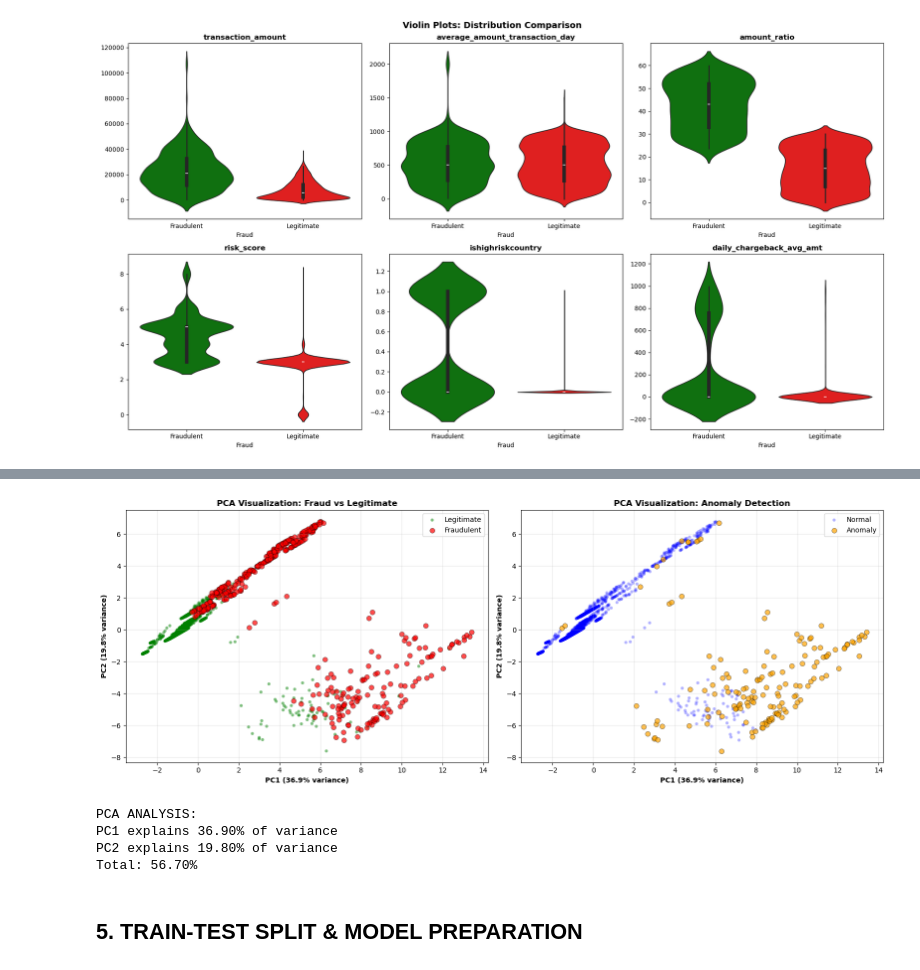
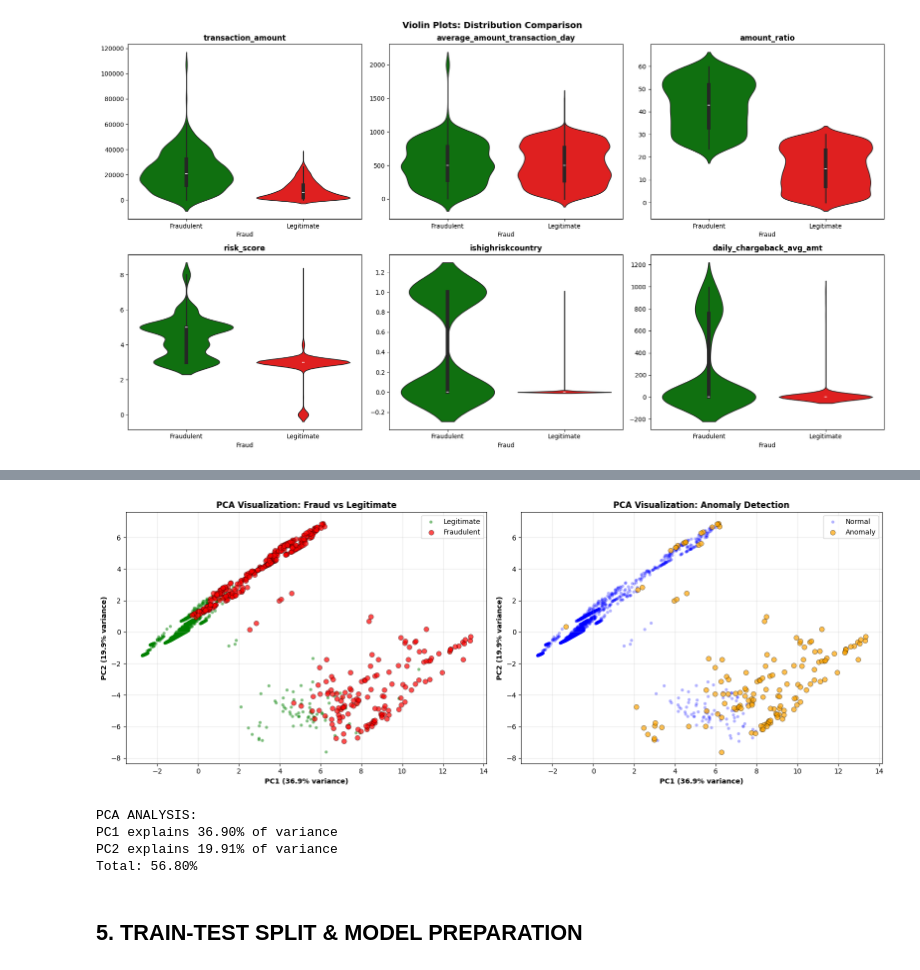
Before and after one commit to khalid058r/Fraude_detection_Trans, a Jupyter notebook: Credit_Card_Fraud.ipynb, the cells around one changed output, grey strips where cells are left out. Cells and saved outputs as stored; diff of their text form; code cells hidden in the pictures.

```diff
--- a/Credit_Card_Fraud.ipynb
+++ b/Credit_Card_Fraud.ipynb
@@ -175,10 +175,8 @@ X['amount_ratio'] = (
     X['transaction_amount'] / (X['average_amount_transaction_day'] + 1)
 )
 
-X['daily_decline_rate'] = (
-    X['total_number_of_declines_day'] /
-    (X['total_number_of_declines_day'] + 1)
-)
+# Fixed: better formula - log transform for better discrimination
+X['daily_decline_rate'] = np.log1p(X['total_number_of_declines_day'])
 
 X['risky_geography'] = (
     X['isforeigntransaction'] & X['ishighriskcountry']
@@ -281,18 +279,20 @@ fig, axes = plt.subplots(1, 2, figsize=(16, 6))
 # Detect anomalies
 iso_forest = IsolationForest(contamination=0.05, random_state=42)
 anomaly_labels = iso_forest.fit_predict(X)
-X['anomaly'] = anomaly_labels
 
-anomaly_counts = pd.Series(anomaly_labels).value_counts()
+# Save anomaly labels separately (NOT added to X to avoid data leakage)
+anomaly_series = pd.Series(anomaly_labels, index=X.index)
+
+anomaly_counts = anomaly_series.value_counts().sort_index(ascending=False)  # 1 (Normal) first, -1 (Anomaly) second
+labels_anom = ['Normal', 'Anomaly']
 colors_anom = ['green', 'red']
-labels_anom = ['Normal', 'Anomaly']
 
 axes[0].pie(anomaly_counts.values, labels=labels_anom, autopct='%1.1f%%',
            colors=colors_anom, startangle=90, textprops={'fontsize': 11, 'fontweight': 'bold'})
 axes[0].set_title('Anomaly Detection Distribution', fontweight='bold', fontsize=12)
 
 # Cross-tabulation: Anomalies vs Fraud
-crosstab = pd.crosstab(X['anomaly'], y)
+crosstab = pd.crosstab(anomaly_series, y)
 crosstab.plot(kind='bar', ax=axes[1], color=['green', 'red'], edgecolor='black', linewidth=1.5)
 axes[1].set_xlabel('Anomaly Status', fontweight='bold')
 axes[1].set_ylabel('Count', fontweight='bold')
@@ -305,10 +305,9 @@ plt.tight_layout()
 plt.show()
 
 # Statistics
-fraud_in_anomalies = X[(X['anomaly'] == -1)]['anomaly'].count()
-fraud_rate_anomaly = y[X['anomaly'] == -1].mean() * 100
-print(f"\nANOMMLY DETECTION RESULTS:")
+fraud_rate_anomaly = y[anomaly_series == -1].mean() * 100
+print(f"\nANOMALY DETECTION RESULTS:")
 print(f"Anomalies detected: {(anomaly_labels == -1).sum()} ({(anomaly_labels == -1).sum()/len(X)*100:.2f}%)")
 print(f"Fraud rate in anomalies: {fraud_rate_anomaly:.2f}%")
-print(f"Fraud rate in normal: {y[X['anomaly'] == 1].mean()*100:.2f}%")
+print(f"Fraud rate in normal: {y[anomaly_series == 1].mean()*100:.2f}%")
 # %% [output]
@@ -442,48 +441,48 @@ plt.show()
 # %%
 # 3.7 PCA VISUALIZATION - Dimensionality reduction
 scaler_viz = StandardScaler()
-X_scaled = scaler_viz.fit_transform(X.drop('anomaly', axis=1))
+X_scaled = scaler_viz.fit_transform(X)
 
 pca = PCA(n_components=2)
 X_pca = pca.fit_transform(X_scaled)
 
 fig, axes = plt.subplots(1, 2, figsize=(16, 6))
 
 # PCA by fraud status
 scatter1 = axes[0].scatter(X_pca[y == 0, 0], X_pca[y == 0, 1],
                            c='green', alpha=0.5, s=20, label='Legitimate', edgecolor='none')
 scatter2 = axes[0].scatter(X_pca[y == 1, 0], X_pca[y == 1, 1],
                            c='red', alpha=0.7, s=50, label='Fraudulent', edgecolor='black', linewidth=0.5)
 axes[0].set_xlabel(f'PC1 ({pca.explained_variance_ratio_[0]*100:.1f}% variance)', fontweight='bold')
 axes[0].set_ylabel(f'PC2 ({pca.explained_variance_ratio_[1]*100:.1f}% variance)', fontweight='bold')
 axes[0].set_title('PCA Visualization: Fraud vs Legitimate', fontweight='bold', fontsize=12)
 axes[0].legend()
 axes[0].grid(alpha=0.3)
 
-# PCA by anomaly
-scatter3 = axes[1].scatter(X_pca[X['anomaly'] == 1, 0], X_pca[X['anomaly'] == 1, 1],
+# PCA by anomaly (using anomaly_series saved earlier)
+scatter3 = axes[1].scatter(X_pca[anomaly_series == 1, 0], X_pca[anomaly_series == 1, 1],
                            c='blue', alpha=0.3, s=20, label='Normal', edgecolor='none')
-scatter4 = axes[1].scatter(X_pca[X['anomaly'] == -1, 0], X_pca[X['anomaly'] == -1, 1],
+scatter4 = axes[1].scatter(X_pca[anomaly_series == -1, 0], X_pca[anomaly_series == -1, 1],
                            c='orange', alpha=0.7, s=50, label='Anomaly', edgecolor='black', linewidth=0.5)
 axes[1].set_xlabel(f'PC1 ({pca.explained_variance_ratio_[0]*100:.1f}% variance)', fontweight='bold')
 axes[1].set_ylabel(f'PC2 ({pca.explained_variance_ratio_[1]*100:.1f}% variance)', fontweight='bold')
 axes[1].set_title('PCA Visualization: Anomaly Detection', fontweight='bold', fontsize=12)
 axes[1].legend()
 axes[1].grid(alpha=0.3)
 
 plt.tight_layout()
 plt.show()
 
 print(f"\nPCA ANALYSIS:")
 print(f"PC1 explains {pca.explained_variance_ratio_[0]*100:.2f}% of variance")
 print(f"PC2 explains {pca.explained_variance_ratio_[1]*100:.2f}% of variance")
 print(f"Total: {sum(pca.explained_variance_ratio_)*100:.2f}%")
 # %% [output]
-[figure, old version]
+[figure, new version]
 PCA ANALYSIS:
 PC1 explains 36.90% of variance
-PC2 explains 19.80% of variance
-Total: 56.70%
+PC2 explains 19.91% of variance
+Total: 56.80%
 # %% [markdown]
 ## 5. TRAIN-TEST SPLIT & MODEL PREPARATION
 # %%
```
Also changed, not shown: parts of 10 cells of this notebook, 2 other files.
